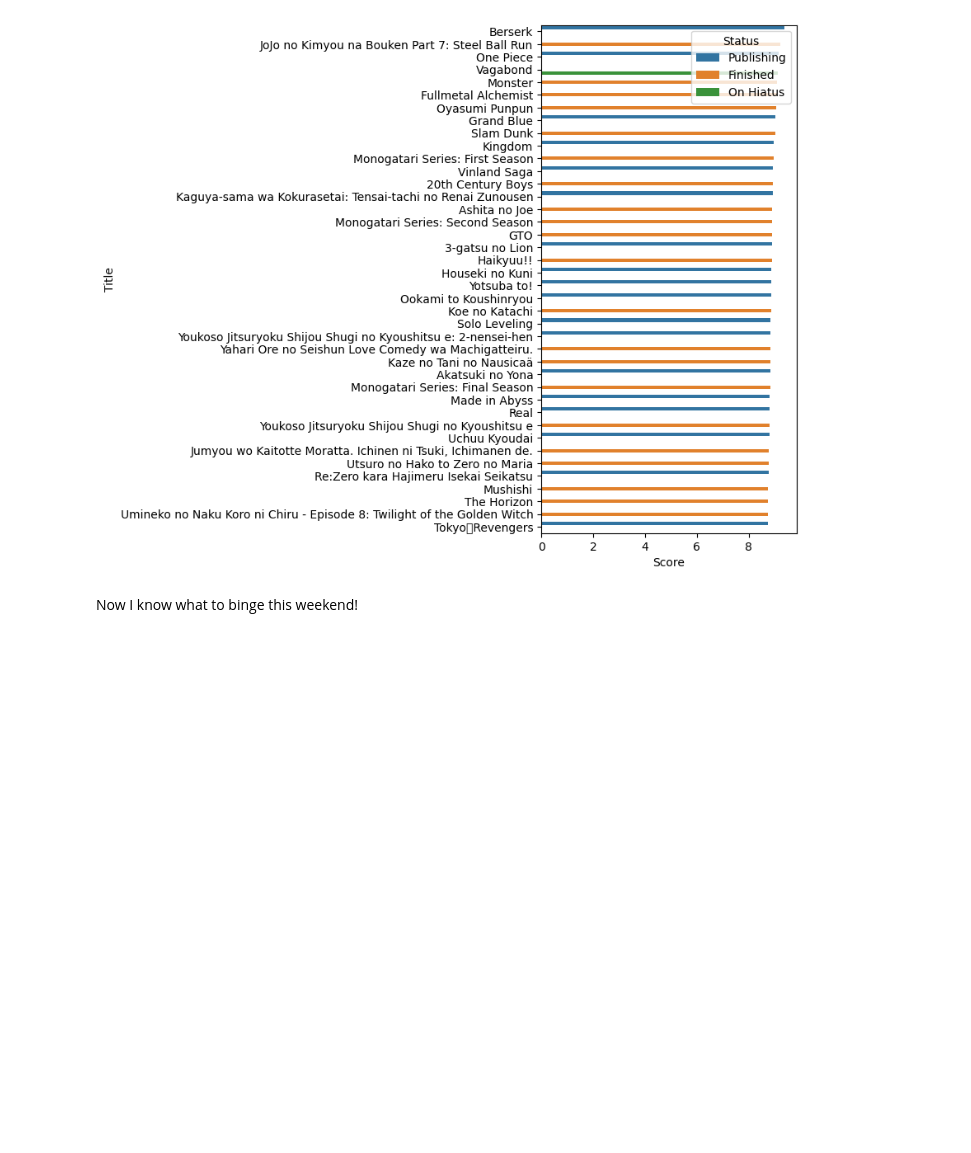
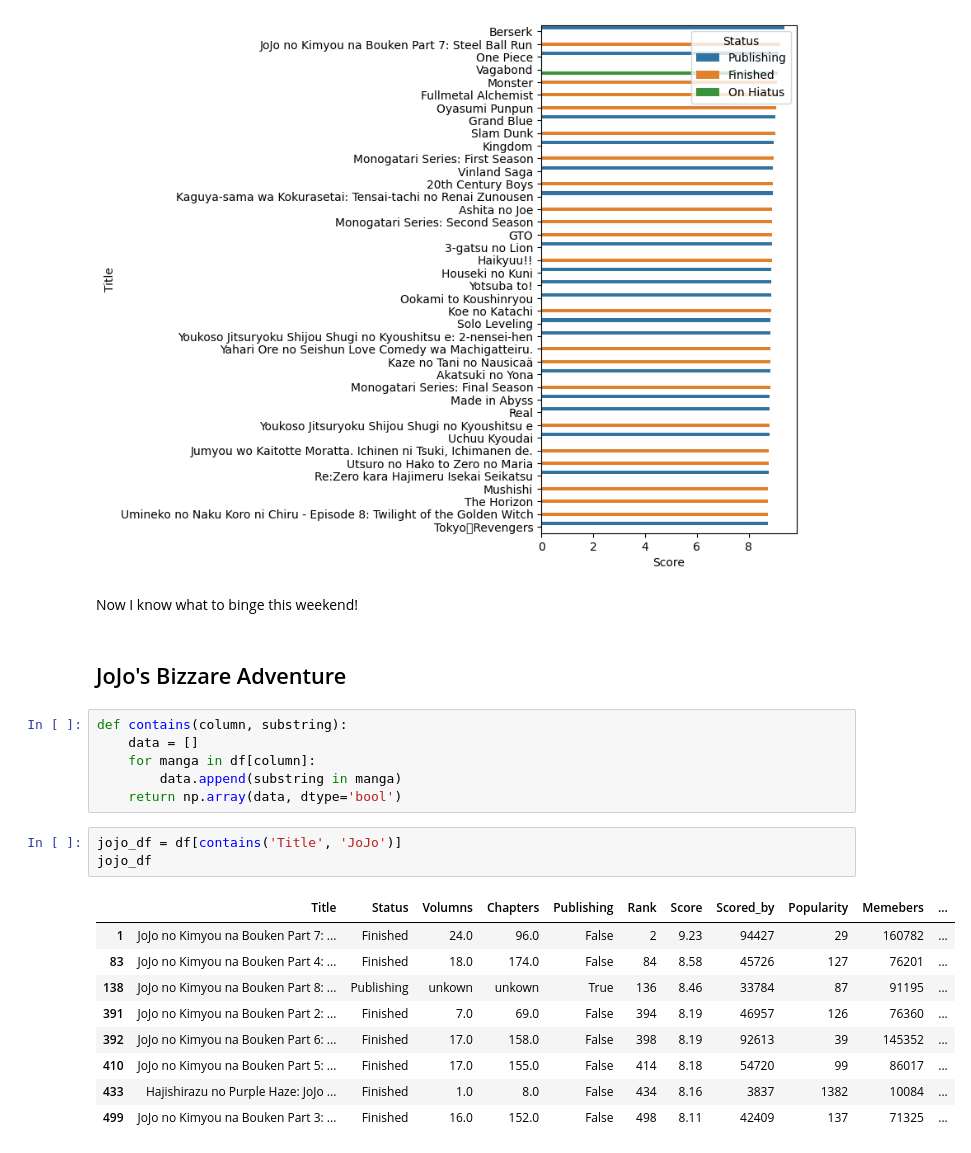
Before and after one commit to Ishgar14/DataAnalysisProjects, a Jupyter notebook: best-mangas/main.ipynb, the cells around one changed output. Cells and saved outputs as stored; diff of their text form; blank space fills up the shorter version.

```diff
--- a/best-mangas/main.ipynb
+++ b/best-mangas/main.ipynb
@@ -95,3 +95,24 @@ sb.barplot(data=data, y='Title', x='Score', hue='Status')
 [figure]
 # %% [markdown]
 Now I know what to binge this weekend!
+# %% [markdown]
+## JoJo's Bizzare Adventure
+# %%
+def contains(column, substring):
+    data = []
+    for manga in df[column]:
+        data.append(substring in manga)
+    return np.array(data, dtype='bool')
+# %%
+jojo_df = df[contains('Title', 'JoJo')]
+jojo_df
+# %% [output]
+|  | Title | Status | Volumns | Chapters | Publishing | Rank | Score | Scored_by | Popularity | Memebers | ... |
+| 1 | JoJo no Kimyou na Bouken Part 7: ... | Finished | 24.0 | 96.0 | False | 2 | 9.23 | 94427 | 29 | 160782 | ... |
+| 83 | JoJo no Kimyou na Bouken Part 4: ... | Finished | 18.0 | 174.0 | False | 84 | 8.58 | 45726 | 127 | 76201 | ... |
+| 138 | JoJo no Kimyou na Bouken Part 8: ... | Publishing | unkown | unkown | True | 136 | 8.46 | 33784 | 87 | 91195 | ... |
+| 391 | JoJo no Kimyou na Bouken Part 2: ... | Finished | 7.0 | 69.0 | False | 394 | 8.19 | 46957 | 126 | 76360 | ... |
+| 392 | JoJo no Kimyou na Bouken Part 6: ... | Finished | 17.0 | 158.0 | False | 398 | 8.19 | 92613 | 39 | 145352 | ... |
+| 410 | JoJo no Kimyou na Bouken Part 5: ... | Finished | 17.0 | 155.0 | False | 414 | 8.18 | 54720 | 99 | 86017 | ... |
+| 433 | Hajishirazu no Purple Haze: JoJo ... | Finished | 1.0 | 8.0 | False | 434 | 8.16 | 3837 | 1382 | 10084 | ... |
+| 499 | JoJo no Kimyou na Bouken Part 3: ... | Finished | 16.0 | 152.0 | False | 498 | 8.11 | 42409 | 137 | 71325 | ... |
```
Also changed, not shown: parts of 1 cell of this notebook.
